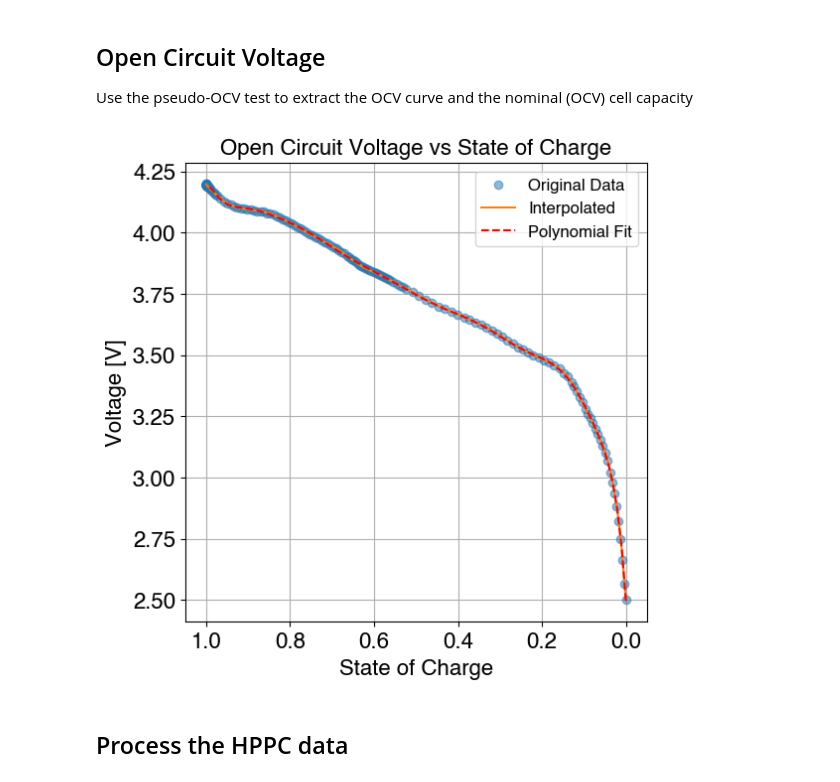
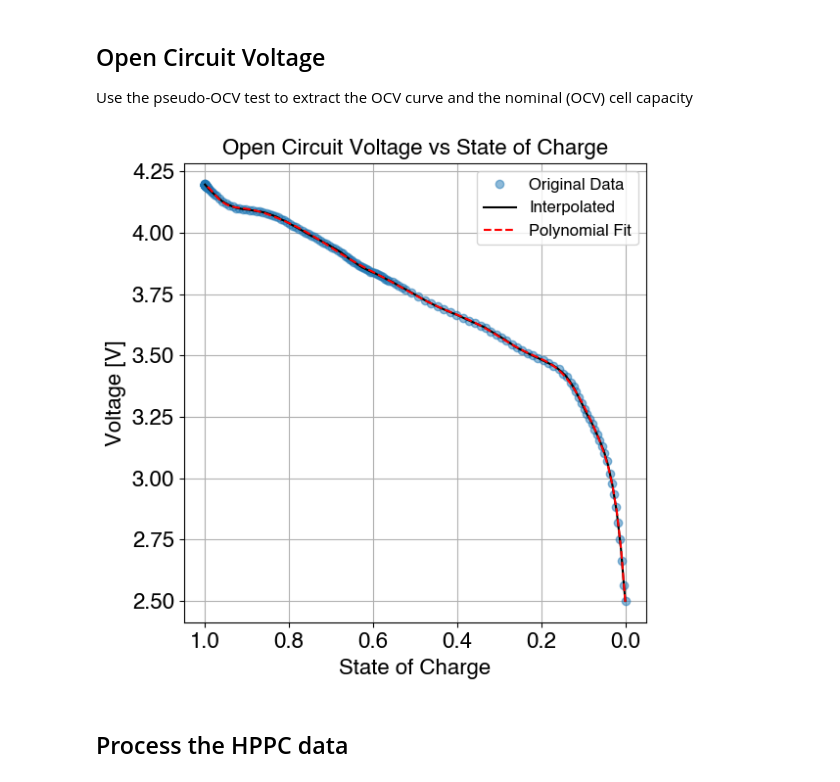
Before and after one commit to wengandrew/battery-digital-twin-from-scratch, a Jupyter notebook: notebooks/extract_parameters.ipynb, the cells around one changed output. Saved outputs shown, nothing was run; the diff lists cells and outputs as text; code cells hidden in the pictures.

Commit message:
Better plot aesthetics

```diff
--- a/notebooks/extract_parameters.ipynb
+++ b/notebooks/extract_parameters.ipynb
@@ -47,35 +47,36 @@ ocv_data.to_csv('../output/parameters/ocv_lookup.csv', index=False)
 # Save the polynomial coefficients
 coef_df = pd.DataFrame({
     'order': range(len(coef_fit)-1, -1, -1),
     'coefficient': coef_fit
 })
 coef_df.to_csv('../output/parameters/ocv_poly_coefficients.csv', index=False)
 
 # Create a dataframe with the capacity value
 capacity_df = pd.DataFrame({
     'Capacity [Ah]': [df['Capacity [Ah]'].max()]
 })
 capacity_df.to_csv('../output/parameters/ocv_capacity.csv', index=False)
 
 # Define a lookup function that maps voltage to SOC and vice versa
 lookup_ocv_to_soc = lambda v: np.interp(v, voltage_interp, soc_interp)
 lookup_soc_to_ocv = lambda s: np.interp(s, soc_interp, voltage_interp)
 
 # Plot original and interpolated data
 plt.figure()
 plt.plot(soc, voltage, 'o', alpha=0.5, label='Original Data')
-plt.plot(soc_interp, voltage_interp, '-', label='Interpolated')
+plt.plot(soc_interp, voltage_interp, 'k-', label='Interpolated')
 plt.plot(soc_interp, voltage_fit, 'r--', label='Polynomial Fit')
 plt.gca().invert_xaxis()
 plt.xlabel('State of Charge')
 plt.ylabel('Voltage [V]')
 plt.grid(True)
 plt.legend(fontsize=12)
 plt.title('Open Circuit Voltage vs State of Charge')
 
+plt.tight_layout()
 plt.savefig('../output/figs/ocv_interpolated.png', dpi=150)
 # %% [output]
-[figure, old version]
+[figure, new version]
 # %% [markdown]
 ## Process the HPPC data
 # %%
```
Also changed, not shown: 1 other file.
